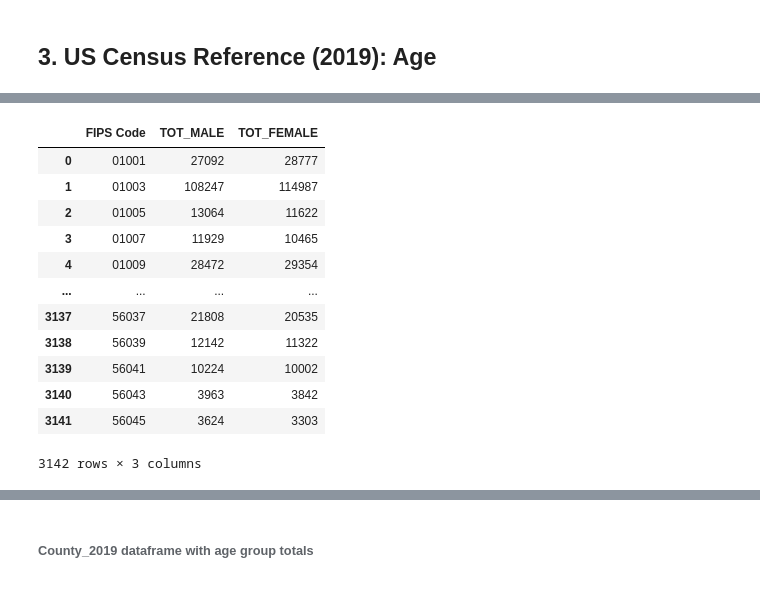
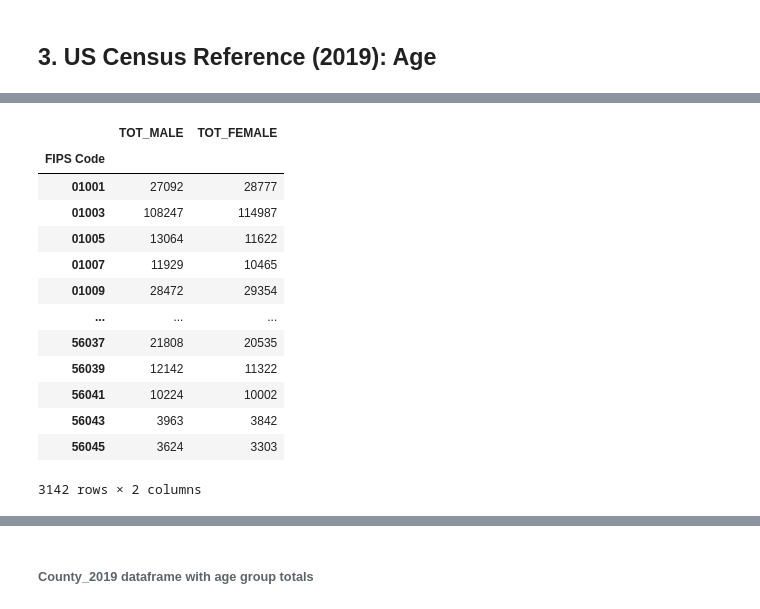
Before and after one commit to mgeffroy/P1-US-COVID-19-Vaccination-Campaign, a Jupyter notebook: P1.1_Data_Retrieval.ipynb, the cells around one changed output, grey strips where cells are left out. Cells and saved outputs as stored; diff of their text form; code cells hidden in the pictures.

Commit message:
Integrated Data_Retrieval

```diff
--- a/P1.1_Data_Retrieval.ipynb
+++ b/P1.1_Data_Retrieval.ipynb
@@ -62,7 +56,7 @@ vaccination_df.head()
 # In order to build a useful Census Data set, we need to import the original csv file.
 # We used the encoding 'latin-1' to code the characters into the Latin alphabet.
 
-census_df = pd.read_csv(('input_data/US_Census2019_totals.csv'), encoding='latin-1')
+census_df = pd.read_csv('input_data/co-est2019-alldata.csv' )#, encoding='latin-1')
 # %%
 # We now select the columns we will be using: 'STATE', 'COUNTY', 'STNAME', 'CTYNAME', 'POPESTIMATE2019'
 
@@ -119,5 +129,4 @@ county_2019.shape
 # We need the demographic information of the counties for comparing it with the vaccionation campaign.
 # We import the census data set, also using the 'latin-1' encoding.
 
-all_data = pd.read_csv("input_data/cc-est2019-alldata.csv", encoding='latin-1')
-all_data.head()
+all_data = pd.read_csv("input_data/cc-est2019-alldata.csv" )#, encoding='latin-1')
@@ -162,4 +163,6 @@ for index, row in  all_data_tot.iterrows():
     fips_all_data.append(f'{row["STATE"]:>02}{row["COUNTY"]:>03}')
 
 all_data_tot.insert(0, 'FIPS Code', fips_all_data)
-all_data_tot.drop(labels=['STATE', 'COUNTY'], axis=1, inplace=True)
+all_data_tot.set_index('FIPS Code', drop=True, inplace=True)
+
+all_data_tot = all_data_tot.drop(labels=['STATE', 'COUNTY'], axis=1)
@@ -201,19 +169,22 @@ county_2019
 # %%
-# We select the demograhics we are goint to use from our census dataframe.
+# We select the demograhics we are going to use from our census dataframe.
 
-gender_tot_sub = all_data_tot[['FIPS Code', 'TOT_MALE','TOT_FEMALE']]
-gender_tot_sub
+census_2019_sex = all_data_tot[['TOT_MALE','TOT_FEMALE']]
+
+# DataFrame Preview
+census_2019_sex
 # %% [output]
-|  | FIPS Code | TOT_MALE | TOT_FEMALE |
-| 0 | 01001 | 27092 | 28777 |
-| 1 | 01003 | 108247 | 114987 |
-| 2 | 01005 | 13064 | 11622 |
-| 3 | 01007 | 11929 | 10465 |
-| 4 | 01009 | 28472 | 29354 |
-| ... | ... | ... | ... |
-| 3137 | 56037 | 21808 | 20535 |
-| 3138 | 56039 | 12142 | 11322 |
-| 3139 | 56041 | 10224 | 10002 |
-| 3140 | 56043 | 3963 | 3842 |
-| 3141 | 56045 | 3624 | 3303 |
+|  | TOT_MALE | TOT_FEMALE |
+| FIPS Code |  |  |
+| 01001 | 27092 | 28777 |
+| 01003 | 108247 | 114987 |
+| 01005 | 13064 | 11622 |
+| 01007 | 11929 | 10465 |
+| 01009 | 28472 | 29354 |
+| ... | ... | ... |
+| 56037 | 21808 | 20535 |
+| 56039 | 12142 | 11322 |
+| 56041 | 10224 | 10002 |
+| 56043 | 3963 | 3842 |
+| 56045 | 3624 | 3303 |
-3142 rows × 3 columns
+3142 rows × 2 columns
```
Also changed, not shown: parts of 50 cells of this notebook, 4 other files.
